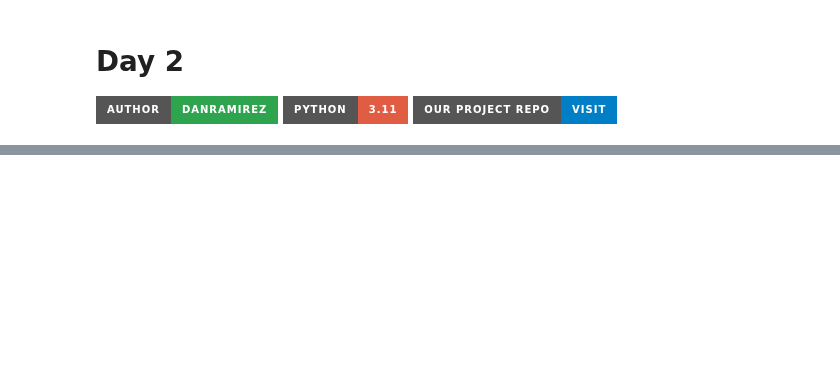
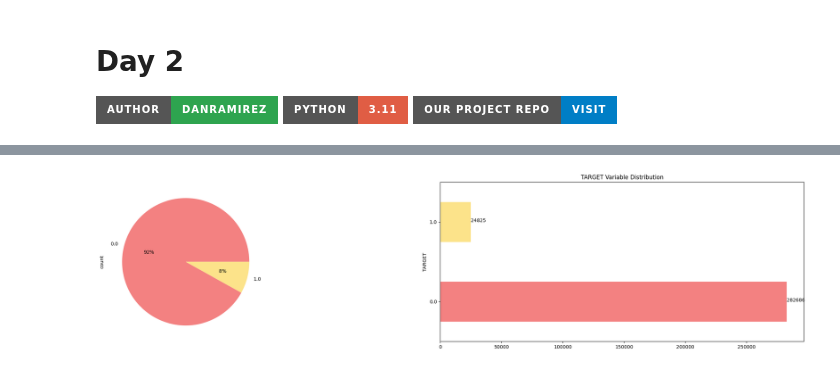
Before and after one commit to Dandata0101/mbs-fraud-detection, a Jupyter notebook: Classwork_day02.ipynb, the cells around one changed output, grey strips where cells are left out. Drawn from its saved outputs; the diff is of its cells as text; code cells hidden in the pictures; badges without logos; blank space fills up the shorter version.

```diff
--- a/Classwork_day02.ipynb
+++ b/Classwork_day02.ipynb
@@ -33,0 +42,90 @@ Conversion completed. The data has been saved to '/Users/danramirez/mbs-fraud-de
+# %%
+import pandas as pd
+import matplotlib.pyplot as plt
+import seaborn as sns
+import os
+import pandas as pd
+import numpy as np
+
+current_directory = os.getcwd()
+parquetFile1 = os.path.join(current_directory, '01-data', 'FD_02_apl_test.parquet')
+parquetFile2 = os.path.join(current_directory, '01-data', 'FD_02_apl_train.parquet')
+parquetFile3 = os.path.join(current_directory, '01-data', 'FD_02_previos_appl.parquet')
+
+df1 = pd.read_parquet(parquetFile1)
+df2 = pd.read_parquet(parquetFile2)
+df3 = pd.read_parquet(parquetFile3)
+
+# Load the datasets
+train = df1
+test  = df2
+current_data = pd.concat([train, test], axis=0)
+previous_data = df3
+#----------------------------------------------
+
+print('Basic data inspection')
+print(current_data.head())
+print(current_data.info())
+print(current_data.dtypes)
+
+print(current_data.columns.tolist())
+print('')
+print(current_data.DAYS_EMPLOYED.describe())
+print('')
+print(current_data.DAYS_EMPLOYED.abs().describe())
+#----------------------------------------------
+# Target feature distribution
+plt.figure(figsize=(30, 6))
+plt.subplot(1, 2, 1)
+current_data['TARGET'].value_counts().plot(kind='pie', autopct="%1.0f%%", colors=['#F38181', '#FCE38A'])
+plt.subplot(1, 2, 2)
+ax = current_data['TARGET'].value_counts().plot(kind='barh', color=['#F38181', '#FCE38A'])
+for i, value in enumerate(current_data["TARGET"].value_counts().values):
+    ax.text(value, i, str(value))
+plt.title('TARGET Variable Distribution')
+plt.show()
+
+# Analyze object and numeric columns separately
+object_cols = current_data.select_dtypes(include='object').columns
+numeric_cols = current_data.select_dtypes(include=['int64', 'float64']).columns
+
+# Exclude 'TARGET' from numeric_cols for further analysis
+numeric_cols = numeric_cols.drop('TARGET', errors='ignore')
+
+def plot_distribution(data, cols, plot_type='hist', rows=1, cols_per_row=2):
+    """
+    Generic function to plot data distributions.
+    - data: DataFrame
+    - cols: List of columns to plot
+    - plot_type: 'hist' for histograms, 'pie' for pie charts
+    - rows, cols_per_row: Layout of subplots
+    """
+    fig, axes = plt.subplots(rows, cols_per_row, figsize=(20, 6*rows))
+    for i, col in enumerate(cols):
+        ax = axes[i // cols_per_row, i % cols_per_row] if rows > 1 else axes[i]
+        if plot_type == 'hist':
+            sns.histplot(data[col], ax=ax, kde=True)
+        elif plot_type == 'pie':
+            data[col].value_counts().plot(kind='pie', ax=ax, autopct="%1.1f%%", startangle=90)
+        ax.set_title(f'Distribution of {col}')
+    plt.tight_layout()
+    plt.show()
+
+# Object columns distribution
+plot_distribution(current_data, object_cols[:4], plot_type='hist', rows=2)
+
+# Numeric columns distribution - excluding columns starting with specific text
+excluded_prefixes = ['FLAG_', 'REGION_', 'CITY_', 'DAYS_', 'AMT_']
+filtered_numeric_cols = [col for col in numeric_cols if not any(col.startswith(prefix) for prefix in excluded_prefixes)]
+plot_distribution(current_data, filtered_numeric_cols[:4], plot_type='hist', rows=2)
+
+# Previous application analysis (simplified version)
+# Simplify index name setting and dropping unnecessary columns
+previous_data.index.names = ["SK_ID_CURR"]
+previous_data.drop(columns=['SK_ID_CURR'], errors='ignore', inplace=True)
+
+# Merge with current data to add 'TARGET' column for analysis
+previous_data_with_target = previous_data.merge(current_data[['TARGET']], how='left', left_index=True, right_index=True)
+
+print(previous_data_with_target.head())
+# %% [output]
@@ -33,0 +149 @@ Conversion completed. The data has been saved to '/Users/danramirez/mbs-fraud-de
+[figure, added]
```
Also changed, not shown: parts of 4 cells of this notebook, 2 other files.
